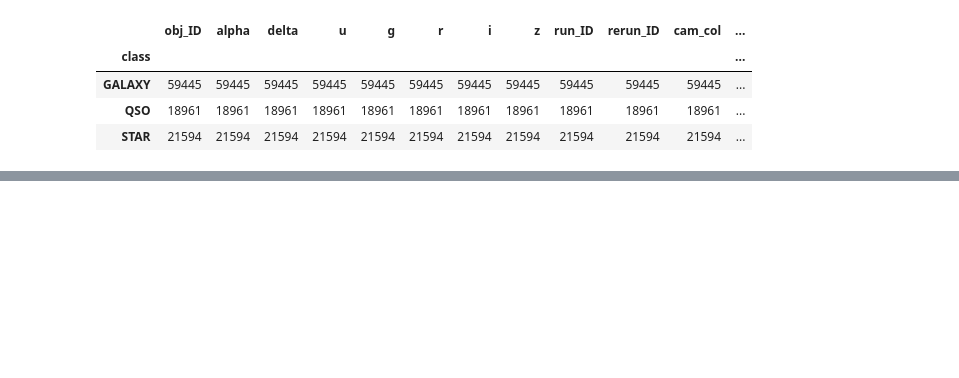
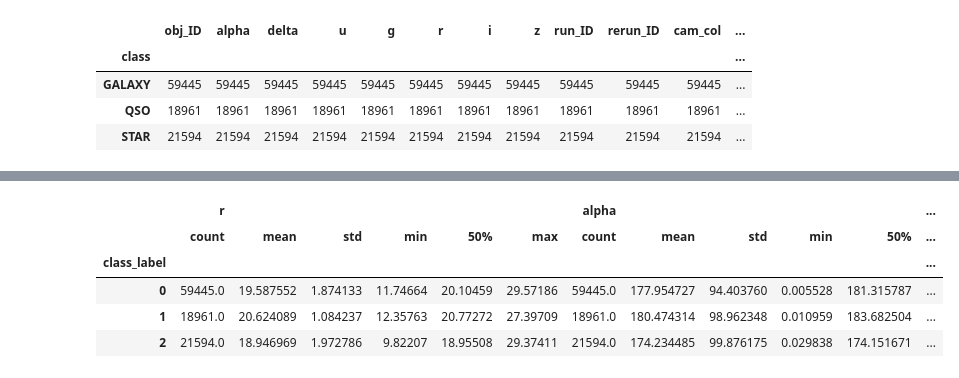
Before and after one commit to mrdchua/Supervised-Classification, a Jupyter notebook: Stellar_Classification/stellar_interfacing.ipynb, the cells around one changed output, grey strips where cells are left out. Saved outputs shown, nothing was run; the diff lists cells and outputs as text; code cells hidden in the pictures; blank space fills up the shorter version.

```diff
--- a/Stellar_Classification/stellar_interfacing.ipynb
+++ b/Stellar_Classification/stellar_interfacing.ipynb
@@ -53,0 +109,9 @@ df.groupby("class").count()
+# %%
+pd.concat([final_features, targets], axis=1).groupby('class_label').describe(percentiles=[])
+# %% [output]
+|  | r |  |  |  |  |  | alpha |  |  |  |  | ... |
+|  | count | mean | std | min | 50% | max | count | mean | std | min | 50% | ... |
+| class_label |  |  |  |  |  |  |  |  |  |  |  | ... |
+| 0 | 59445.0 | 19.587552 | 1.874133 | 11.74664 | 20.10459 | 29.57186 | 59445.0 | 177.954727 | 94.403760 | 0.005528 | 181.315787 | ... |
+| 1 | 18961.0 | 20.624089 | 1.084237 | 12.35763 | 20.77272 | 27.39709 | 18961.0 | 180.474314 | 98.962348 | 0.010959 | 183.682504 | ... |
+| 2 | 21594.0 | 18.946969 | 1.972786 | 9.82207 | 18.95508 | 29.37411 | 21594.0 | 174.234485 | 99.876175 | 0.029838 | 174.151671 | ... |
```
Also changed, not shown: parts of 11 cells of this notebook.
